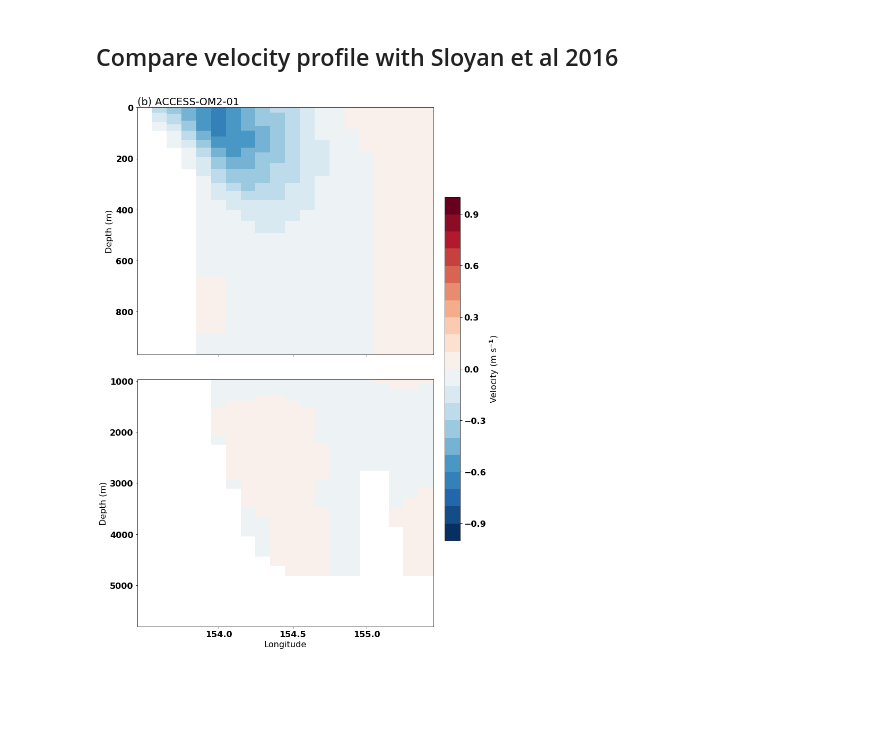
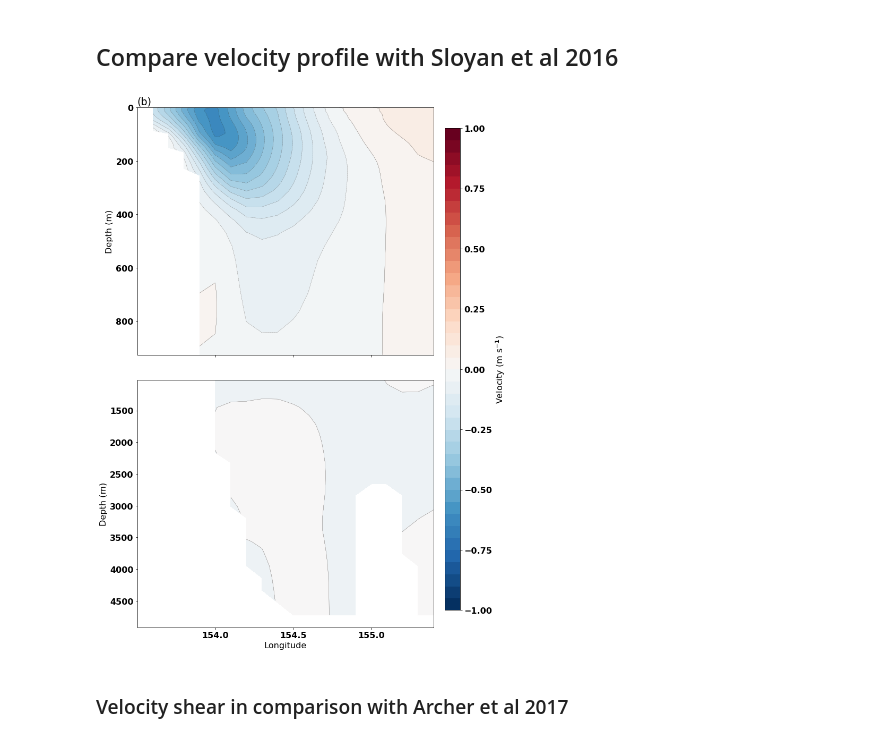
Before and after one commit to XihanZh/WBCinACCESS_OM2, a Jupyter notebook: EAC_transport(3.1.1).ipynb, the cells around one changed output. Saved outputs shown, nothing was run; the diff lists cells and outputs as text; code cells hidden in the pictures; blank space fills up the shorter version.

```diff
--- a/EAC_transport(3.1.1).ipynb
+++ b/EAC_transport(3.1.1).ipynb
@@ -322,29 +322,33 @@ v = cc.querying.getvar(expt,'v',session,
 # %%
 warnings.filterwarnings('ignore')
 fig=plt.figure(figsize=(10,18))
 v01mean=v.sel(st_ocean=slice(0,1000)).mean('time')
 v01mean['Longitude']=v01mean['xu_ocean']+360
 ax1=plt.subplot(2,1,1)
-p1=v01mean.plot(x='Longitude',y='st_ocean',yincrease=False,add_colorbar=False, levels=np.linspace(-1,1,21))
+p1=v01mean.plot.contourf(x='Longitude',y='st_ocean',yincrease=False,add_colorbar=False, levels=np.arange(-1,1.05,0.05))
+v01mean.plot.contour(x='Longitude',y='st_ocean',yincrease=False,add_colorbar=False,levels=np.arange(-1,1.1,0.05),colors='k',linewidths=0.25)
 plt.ylabel("Depth (m)")
 plt.xlabel('')
 plt.title('')
-plt.title('(b) ACCESS-OM2-01',loc='left')
+plt.title('(b)',loc='left')
 ax1.set_xticks([154,154.5,155])
 plt.setp(ax1.get_xticklabels(), visible=False)
 #ax1.set_title('01deg upper 1km')
 ax2 = plt.subplot(2,1,2)
-v01mean=v.sel(st_ocean=slice(1000,6000)).mean('time')
+v01mean=v.sel(st_ocean=slice(1000,5000)).mean('time')
 v01mean['Longitude']=v01mean['xu_ocean']+360
-p2=v01mean.plot(x='Longitude',y='st_ocean',yincrease=False,add_colorbar=False,levels=np.linspace(-1,1,21))
+p2=v01mean.plot.contourf(x='Longitude',y='st_ocean',yincrease=False,add_colorbar=False,levels=np.arange(-1,1.1,0.05))
+v01mean.plot.contour(x='Longitude',y='st_ocean',yincrease=False,add_colorbar=False,levels=np.arange(-1,1.1,0.05),colors='k',linewidths=0.25)
 ax2.set_xticks([154,154.5,155])
 plt.ylabel('Depth (m)')
 plt.title('')
 #ax2.set_title('01deg under 1km')
-ax3=plt.axes([0.93,0.25,0.04,0.5])
+ax3=plt.axes([0.93,0.15,0.04,0.7])
 cb=plt.colorbar(p1,cax=ax3,orientation='vertical')
 cb.ax.set_ylabel('Velocity (m s$^{-1}$)')
 plt.subplots_adjust(left=None, bottom=None, right=None, top=None,wspace=None, hspace=0.1)
-#savefigure('alongslope')
+savefigure('alongslope')
 # %% [output]
-[figure, old version]
+[figure, new version]
+# %% [markdown]
+### Velocity shear in comparison with Archer et al 2017
```
Also changed, not shown: parts of 7 cells of this notebook.
